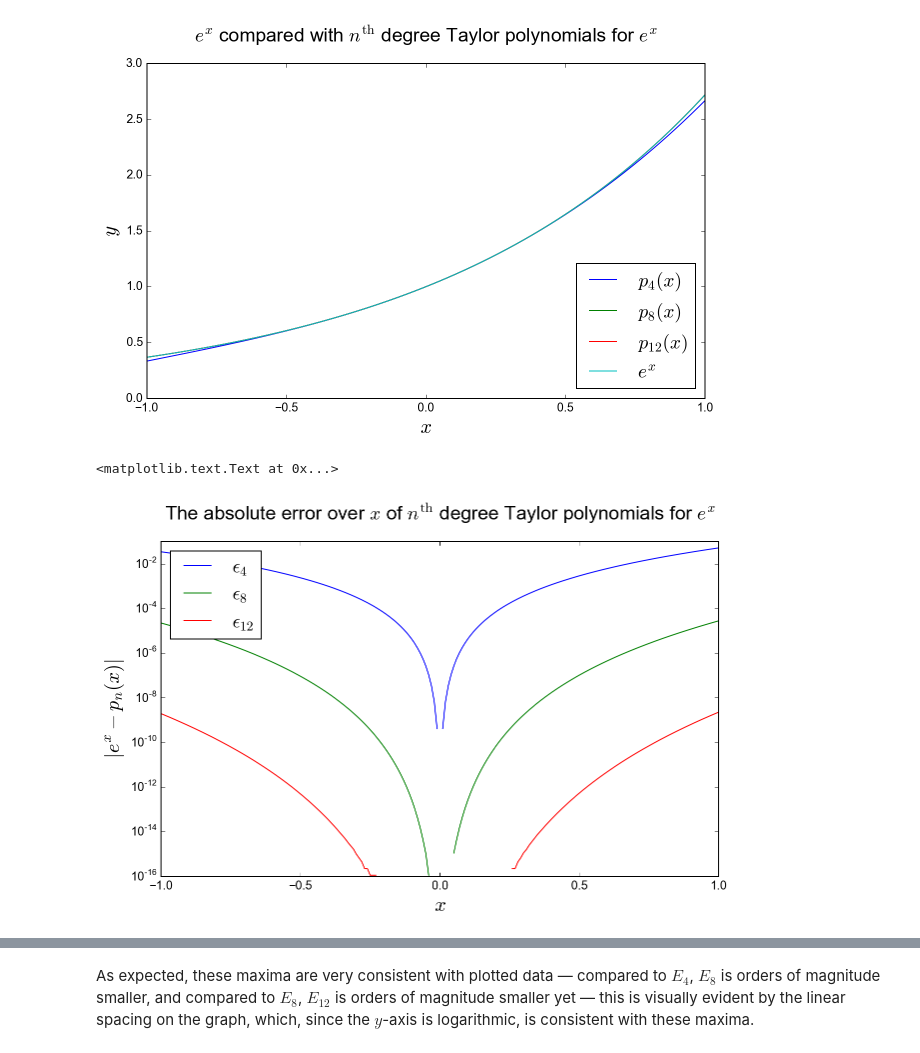
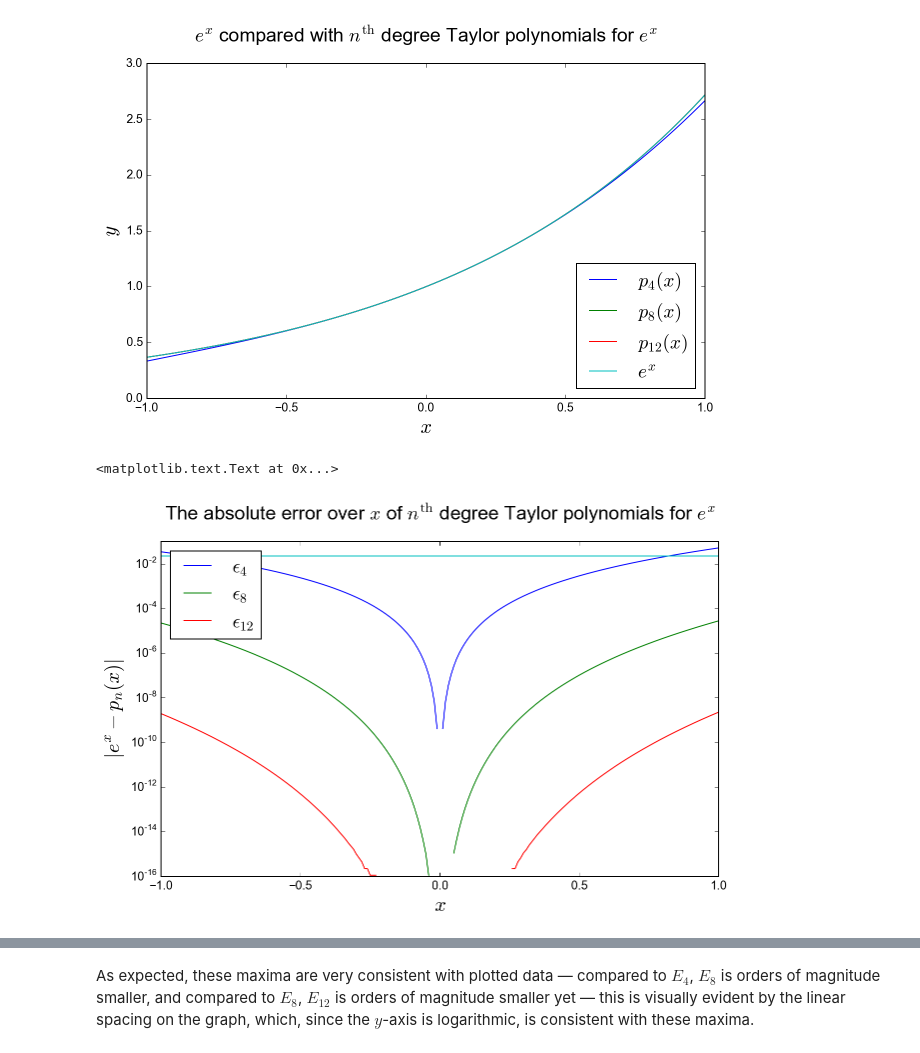
Before and after one commit to phrz/HPSCProject1, a Jupyter notebook: notebooks/proj1_a.ipynb, the cells around one changed output, grey strips where cells are left out. Drawn from its saved outputs; the diff is of its cells as text; code cells hidden in the pictures.

```diff
--- a/notebooks/proj1_a.ipynb
+++ b/notebooks/proj1_a.ipynb
@@ -223,24 +223,25 @@ pylab.title('$e^x$ compared with $n^{\mathrm{th}}$ '
 # %%
 # Plot |e^x−p4(x)|, |e^x −p8(x)| and |e^x−p12(x)| in another
 # figure window using the matplotlib command semilogy,
 # again with a legend, axis labels and a title.
 
 pylab.semilogy(v['z'], v['err4'],
            v['z'], v['err8'],
-           v['z'], v['err12'])
+           v['z'], v['err12'],
+           v['z'], [0.02265234857049204]*len(v['z']))
 
 pylab.legend(('$\epsilon_{4}$',
               '$\epsilon_{8}$',
               '$\epsilon_{12}$'), loc=2)
 
 pylab.xlabel('$x$')
 pylab.ylabel('$|e^x-p_n(x)|$')
 pylab.title('The absolute error over $x$ of '
             '$n^{\mathrm{th}}$ degree Taylor polynomials '
             'for $e^x$', y=1.05)
 # %% [output]
 <matplotlib.text.Text at 0x...>
-[figure, old version]
+[figure, new version]
 # %% [markdown]
 ### Analysis
 
```
Also changed, not shown: parts of 4 cells of this notebook, 3 other files.
